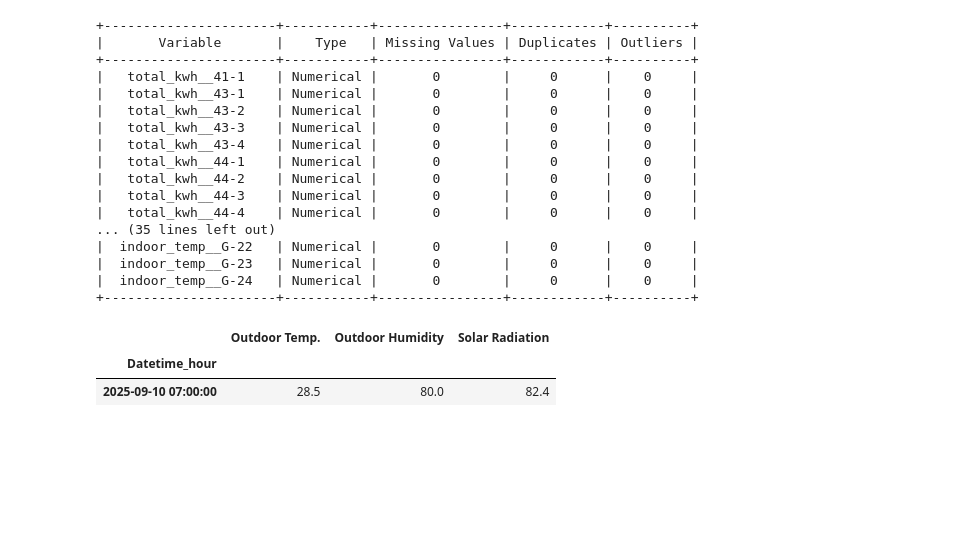
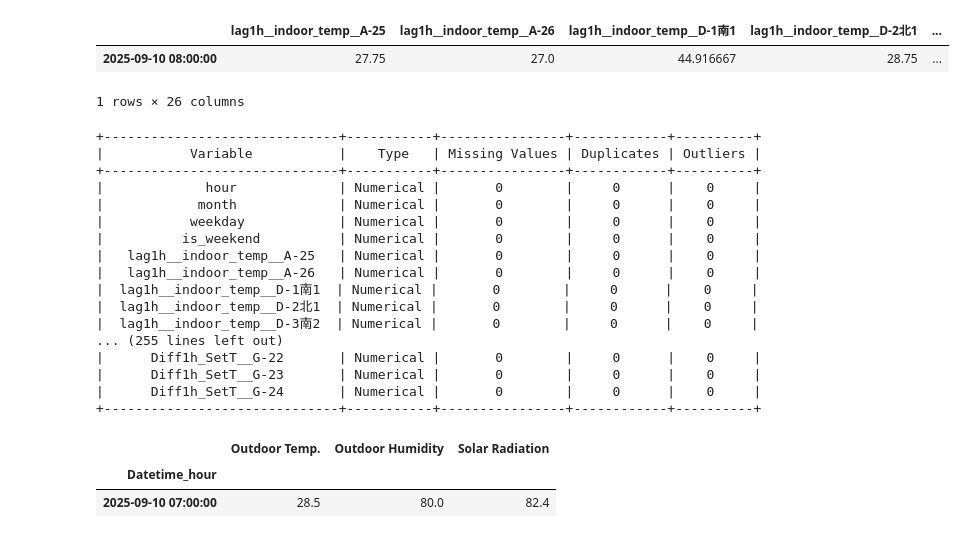
Before and after one commit to MENTERU/AIrux8_opti_logic_prod, a Jupyter notebook: notebooks/深層強化学習/深層強化学習_下準備.ipynb, the cells around one changed output. Drawn from its saved outputs; the diff is of its cells as text; code cells hidden in the pictures; blank space fills up the shorter version.

```diff
--- a/notebooks/深層強化学習/深層強化学習_下準備.ipynb
+++ b/notebooks/深層強化学習/深層強化学習_下準備.ipynb
@@ -260,23 +325,37 @@ control_df
+# %%
+t1 = pd.Timestamp("2025-09-10 08:00:00")
+time_info = pd.DataFrame(index=pd.DatetimeIndex([t1]))
+weather_df = _row_at_t0_or_ffill(validate_df, weather_cols, t1).copy()
+control_df = _row_at_t0_or_ffill(validate_df, all_control_cols, t1).copy()
+# ===== Xを1行だけ生成（DP内部でBL/ラグは historical_df に基づく）=====
+X = builder.make_input_next(t1, weather_df, control_df)
+# %%
+Duration_cols = pick_cols(X, "lag1h__indoor")
+X[Duration_cols]
+# %% [output]
+|  | lag1h__indoor_temp__A-25 | lag1h__indoor_temp__A-26 | lag1h__indoor_temp__D-1南1 | lag1h__indoor_temp__D-2北1 | ... |
+| 2025-09-10 08:00:00 | 27.75 | 27.0 | 44.916667 | 28.75 | ... |
+1 rows × 26 columns
 # %%
-DataManager.show_status(y_7)
+DataManager.show_status(X)
 # %% [output]
-+----------------------+-----------+----------------+------------+----------+
-|       Variable       |    Type   | Missing Values | Duplicates | Outliers |
-+----------------------+-----------+----------------+------------+----------+
-|   total_kwh__41-1    | Numerical |       0        |     0      |    0     |
-|   total_kwh__43-1    | Numerical |       0        |     0      |    0     |
-|   total_kwh__43-2    | Numerical |       0        |     0      |    0     |
-|   total_kwh__43-3    | Numerical |       0        |     0      |    0     |
-|   total_kwh__43-4    | Numerical |       0        |     0      |    0     |
-|   total_kwh__44-1    | Numerical |       0        |     0      |    0     |
-|   total_kwh__44-2    | Numerical |       0        |     0      |    0     |
-|   total_kwh__44-3    | Numerical |       0        |     0      |    0     |
-|   total_kwh__44-4    | Numerical |       0        |     0      |    0     |
-... (35 lines left out)
-|  indoor_temp__G-22   | Numerical |       0        |     0      |    0     |
-|  indoor_temp__G-23   | Numerical |       0        |     0      |    0     |
-|  indoor_temp__G-24   | Numerical |       0        |     0      |    0     |
-+----------------------+-----------+----------------+------------+----------+
++------------------------------+-----------+----------------+------------+----------+
+|           Variable           |    Type   | Missing Values | Duplicates | Outliers |
++------------------------------+-----------+----------------+------------+----------+
+|             hour             | Numerical |       0        |     0      |    0     |
+|            month             | Numerical |       0        |     0      |    0     |
+|           weekday            | Numerical |       0        |     0      |    0     |
+|          is_weekend          | Numerical |       0        |     0      |    0     |
+|   lag1h__indoor_temp__A-25   | Numerical |       0        |     0      |    0     |
+|   lag1h__indoor_temp__A-26   | Numerical |       0        |     0      |    0     |
+|  lag1h__indoor_temp__D-1南1  | Numerical |       0        |     0      |    0     |
+|  lag1h__indoor_temp__D-2北1  | Numerical |       0        |     0      |    0     |
+|  lag1h__indoor_temp__D-3南2  | Numerical |       0        |     0      |    0     |
+... (255 lines left out)
+|      Diff1h_SetT__G-22       | Numerical |       0        |     0      |    0     |
+|      Diff1h_SetT__G-23       | Numerical |       0        |     0      |    0     |
+|      Diff1h_SetT__G-24       | Numerical |       0        |     0      |    0     |
++------------------------------+-----------+----------------+------------+----------+
 # %%
 weather_df
 # %% [output]
```
Also changed, not shown: parts of 9 cells of this notebook, 9 other files.
